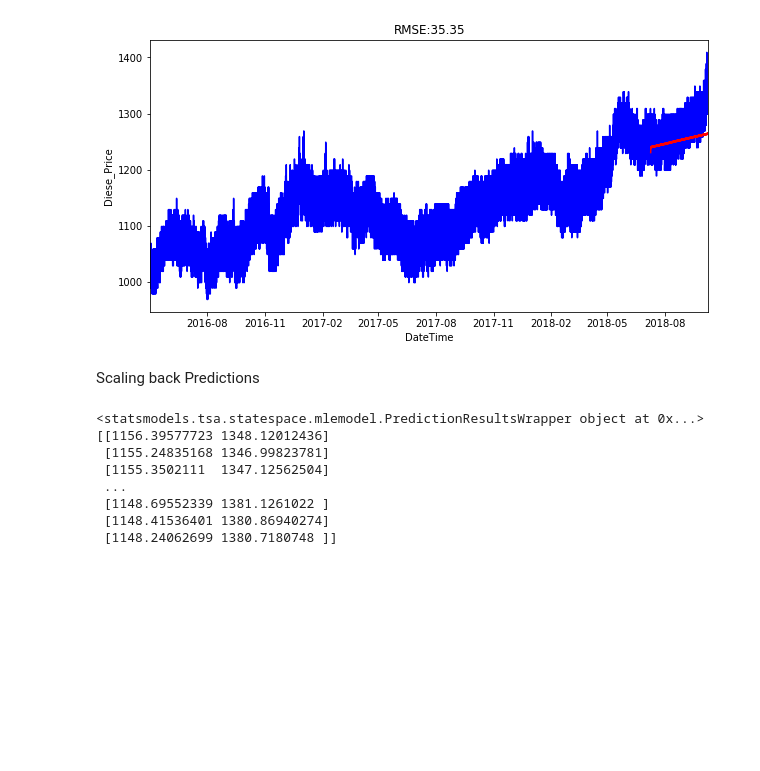
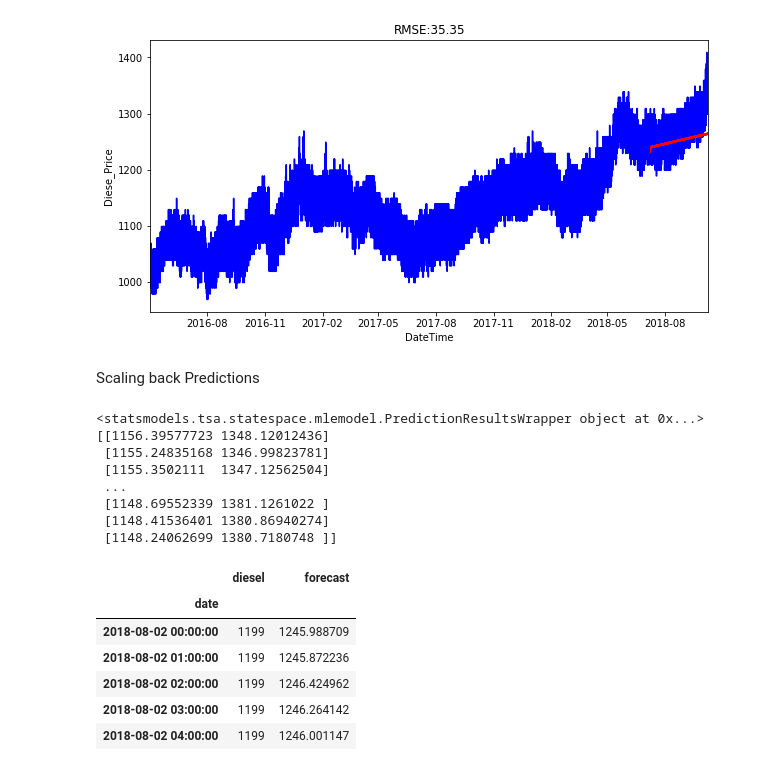
Before and after one commit to bibekthapaliya/Arima_model_Fuel_price_prediction, a Jupyter notebook: Master_Thesis-Hamburg_station_Seasonal.ipynb, the cells around one changed output. Drawn from its saved outputs; the diff is of its cells as text; code cells hidden in the pictures; blank space fills up the shorter version.

```diff
--- a/Master_Thesis-Hamburg_station_Seasonal.ipynb
+++ b/Master_Thesis-Hamburg_station_Seasonal.ipynb
@@ -833,3 +833,14 @@ print(pred_dynamic_ci)
  [1148.69552339 1381.1261022 ]
  [1148.41536401 1380.86940274]
  [1148.24062699 1380.7180748 ]]
+# %%
+test=testing['2018-8-2':'2018-8-9']
+test.head()
+# %% [output]
+|  | diesel | forecast |
+| date |  |  |
+| 2018-08-02 00:00:00 | 1199 | 1245.988709 |
+| 2018-08-02 01:00:00 | 1199 | 1245.872236 |
+| 2018-08-02 02:00:00 | 1199 | 1246.424962 |
+| 2018-08-02 03:00:00 | 1199 | 1246.264142 |
+| 2018-08-02 04:00:00 | 1199 | 1246.001147 |
```
Also changed, not shown: parts of 9 cells of this notebook, 8 other files.
